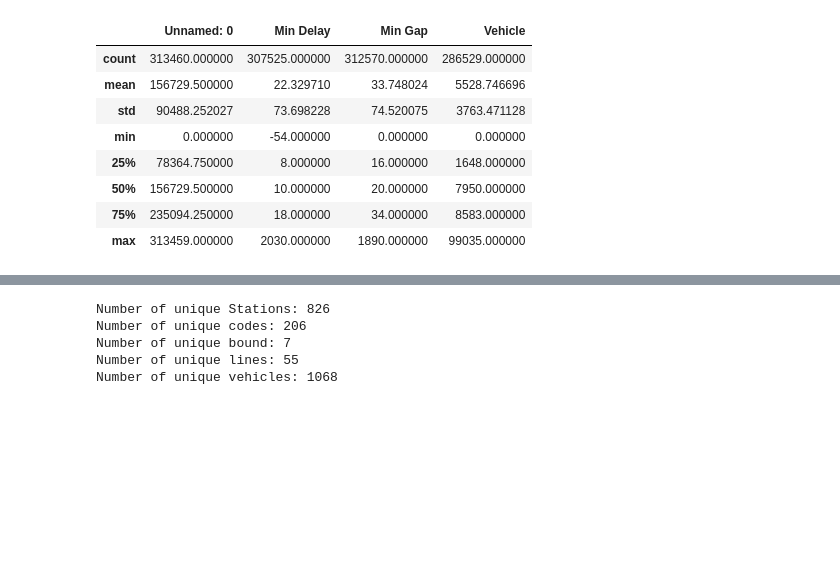
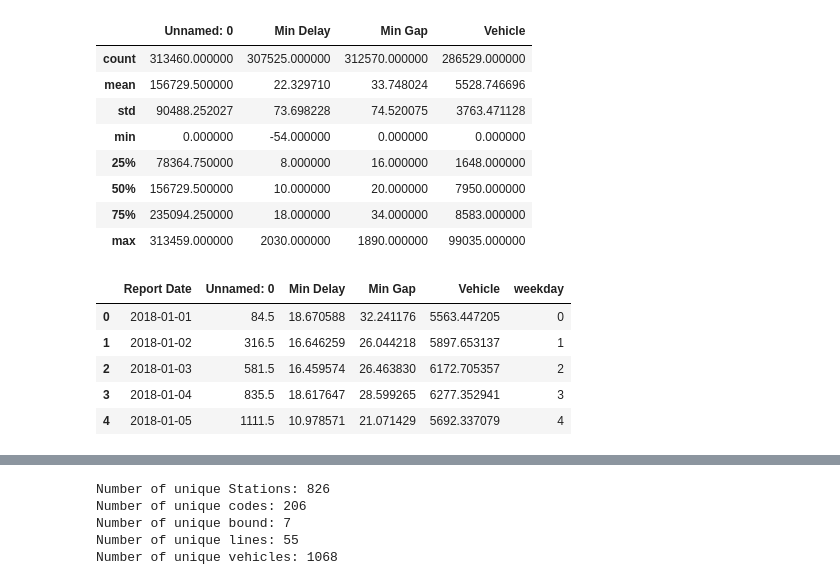
Before and after one commit to katherinewest/CME538_2023, a Jupyter notebook: EDA.ipynb, the cells around one changed output, grey strips where cells are left out. Cells and saved outputs as stored; diff of their text form; code cells hidden in the pictures; blank space fills up the shorter version.

```diff
--- a/EDA.ipynb
+++ b/EDA.ipynb
@@ -289,3 +289,17 @@ ttc_bus_df.describe()
 | 50% | 156729.500000 | 10.000000 | 20.000000 | 7950.000000 |
 | 75% | 235094.250000 | 18.000000 | 34.000000 | 8583.000000 |
 | max | 313459.000000 | 2030.000000 | 1890.000000 | 99035.000000 |
+# %%
+ttc_bus_daily = ttc_bus_df.groupby("Report Date").mean("Min Delay").reset_index()
+ttc_bus_daily["Report Date"] = pd.to_datetime(ttc_bus_daily["Report Date"])
+
+ttc_bus_daily["weekday"] = ttc_bus_daily["Report Date"].dt.weekday
+
+ttc_bus_daily.head()
+# %% [output]
+|  | Report Date | Unnamed: 0 | Min Delay | Min Gap | Vehicle | weekday |
+| 0 | 2018-01-01 | 84.5 | 18.670588 | 32.241176 | 5563.447205 | 0 |
+| 1 | 2018-01-02 | 316.5 | 16.646259 | 26.044218 | 5897.653137 | 1 |
+| 2 | 2018-01-03 | 581.5 | 16.459574 | 26.463830 | 6172.705357 | 2 |
+| 3 | 2018-01-04 | 835.5 | 18.617647 | 28.599265 | 6277.352941 | 3 |
+| 4 | 2018-01-05 | 1111.5 | 10.978571 | 21.071429 | 5692.337079 | 4 |
```
Also changed, not shown: parts of 2 cells of this notebook.
